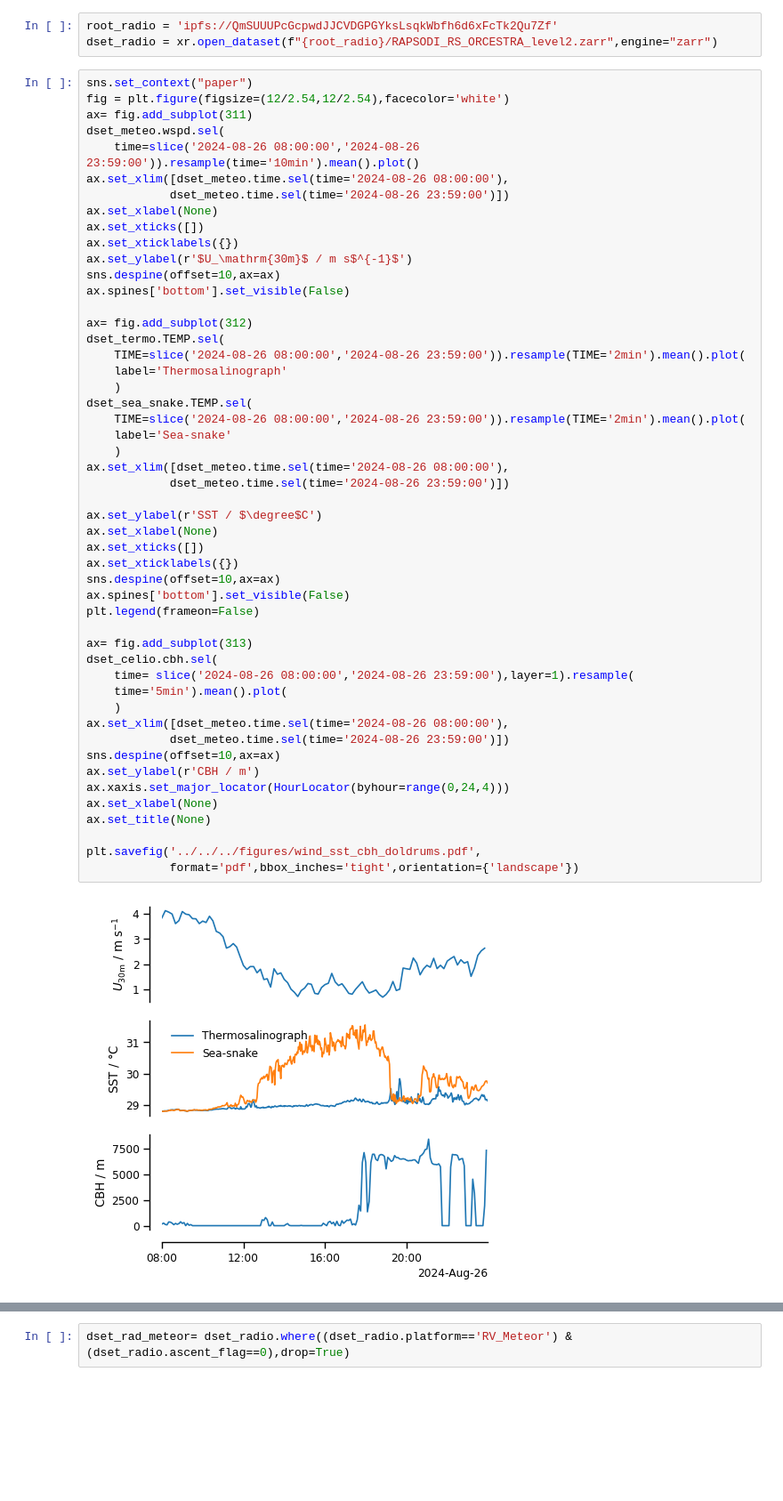
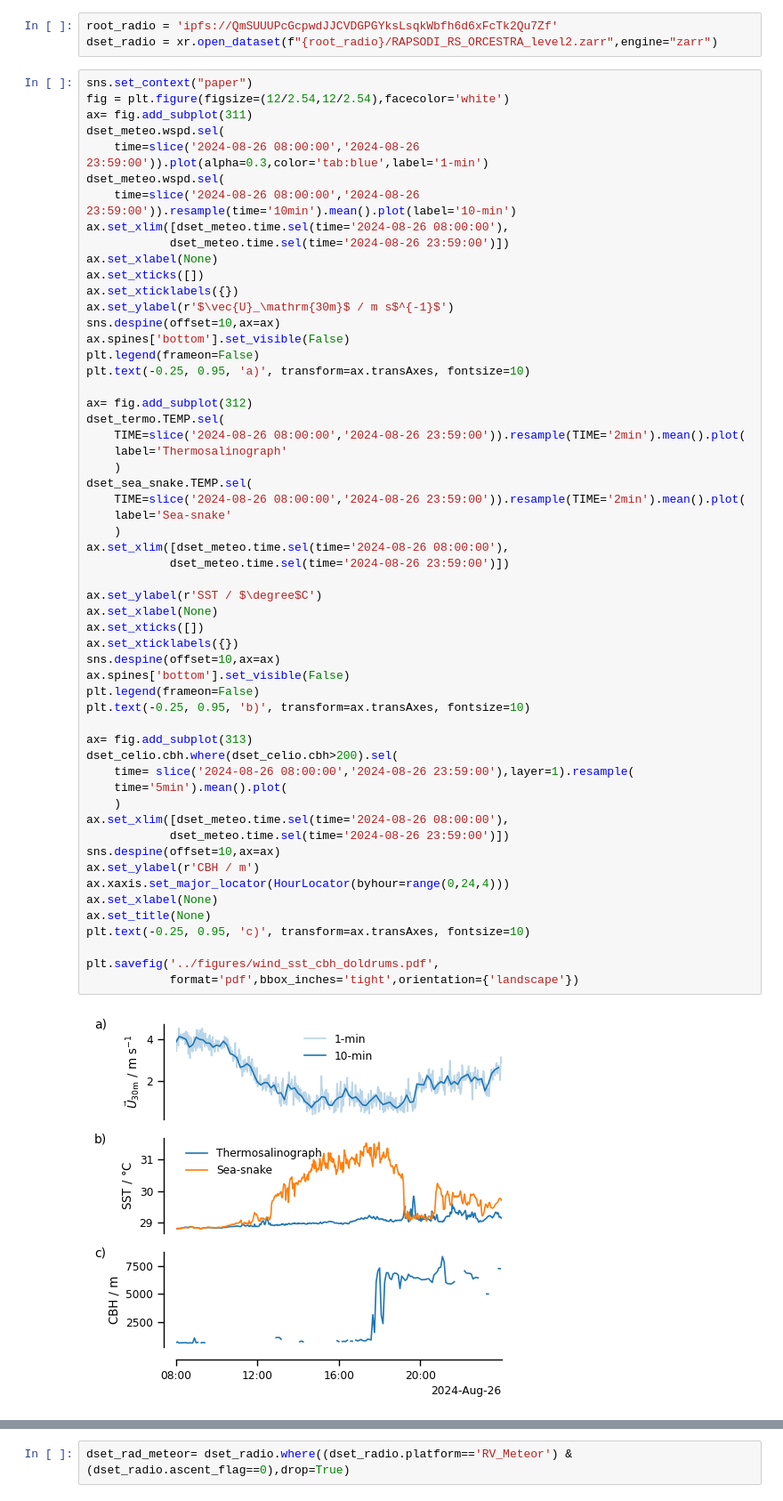
Before and after one commit to hansmsc90/bowtie_data_paper, a Jupyter notebook: scripts/doldrum1.ipynb, the cells around one changed output, grey strips where cells are left out. Shown at 89% size. Drawn from its saved outputs; the diff is of its cells as text; blank space fills up the shorter version.

```diff
--- a/scripts/doldrum1.ipynb
+++ b/scripts/doldrum1.ipynb
@@ -20,15 +20,19 @@ sns.set_context("paper")
 fig = plt.figure(figsize=(12/2.54,12/2.54),facecolor='white')
 ax= fig.add_subplot(311)
 dset_meteo.wspd.sel(
-    time=slice('2024-08-26 08:00:00','2024-08-26 23:59:00')).resample(time='10min').mean().plot()
+    time=slice('2024-08-26 08:00:00','2024-08-26 23:59:00')).plot(alpha=0.3,color='tab:blue',label='1-min')
+dset_meteo.wspd.sel(
+    time=slice('2024-08-26 08:00:00','2024-08-26 23:59:00')).resample(time='10min').mean().plot(label='10-min')
 ax.set_xlim([dset_meteo.time.sel(time='2024-08-26 08:00:00'),
             dset_meteo.time.sel(time='2024-08-26 23:59:00')])
 ax.set_xlabel(None)
 ax.set_xticks([])
 ax.set_xticklabels({})
-ax.set_ylabel(r'$U_\mathrm{30m}$ / m s$^{-1}$')
+ax.set_ylabel(r'$\vec{U}_\mathrm{30m}$ / m s$^{-1}$')
 sns.despine(offset=10,ax=ax)
 ax.spines['bottom'].set_visible(False)
+plt.legend(frameon=False)
+plt.text(-0.25, 0.95, 'a)', transform=ax.transAxes, fontsize=10)
 
 ax= fig.add_subplot(312)
 dset_termo.TEMP.sel(
@@ -37,33 +41,35 @@ dset_termo.TEMP.sel(
     )
 dset_sea_snake.TEMP.sel(
     TIME=slice('2024-08-26 08:00:00','2024-08-26 23:59:00')).resample(TIME='2min').mean().plot(
     label='Sea-snake'
     )
 ax.set_xlim([dset_meteo.time.sel(time='2024-08-26 08:00:00'),
             dset_meteo.time.sel(time='2024-08-26 23:59:00')])
 
 ax.set_ylabel(r'SST / $\degree$C')
 ax.set_xlabel(None)
 ax.set_xticks([])
 ax.set_xticklabels({})
 sns.despine(offset=10,ax=ax)
 ax.spines['bottom'].set_visible(False)
 plt.legend(frameon=False)
+plt.text(-0.25, 0.95, 'b)', transform=ax.transAxes, fontsize=10)
 
 ax= fig.add_subplot(313)
-dset_celio.cbh.sel(
+dset_celio.cbh.where(dset_celio.cbh>200).sel(
     time= slice('2024-08-26 08:00:00','2024-08-26 23:59:00'),layer=1).resample(
     time='5min').mean().plot(
     )
 ax.set_xlim([dset_meteo.time.sel(time='2024-08-26 08:00:00'),
             dset_meteo.time.sel(time='2024-08-26 23:59:00')])
 sns.despine(offset=10,ax=ax)
 ax.set_ylabel(r'CBH / m')
 ax.xaxis.set_major_locator(HourLocator(byhour=range(0,24,4)))
 ax.set_xlabel(None)
 ax.set_title(None)
+plt.text(-0.25, 0.95, 'c)', transform=ax.transAxes, fontsize=10)
 
-plt.savefig('../../../figures/wind_sst_cbh_doldrums.pdf',
+plt.savefig('../figures/wind_sst_cbh_doldrums.pdf',
             format='pdf',bbox_inches='tight',orientation={'landscape'})
 # %% [output]
-[figure, old version]
+[figure, new version]
```
Also changed, not shown: parts of 5 cells of this notebook, 39 other files.
